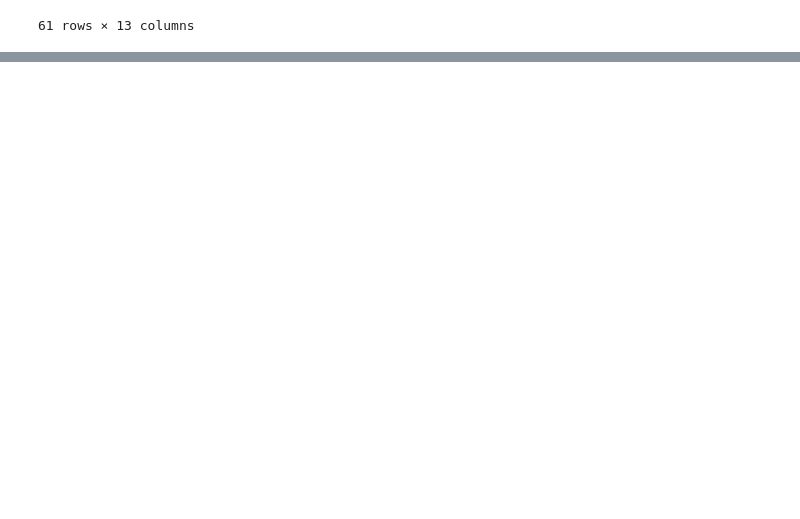
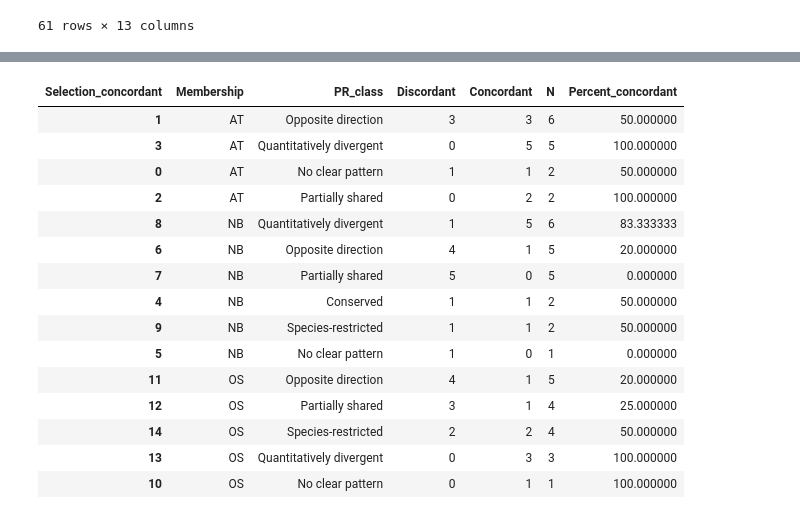
Before and after one commit to ih-11/regression, a Jupyter notebook: notebooks/notebook5.ipynb, the cells around one changed output, grey strips where cells are left out. Saved outputs shown, nothing was run; the diff lists cells and outputs as text; code cells hidden in the pictures; blank space fills up the shorter version.

```diff
--- a/notebooks/notebook5.ipynb
+++ b/notebooks/notebook5.ipynb
@@ -1729,0 +2116,55 @@ display(joint_feature_df)
+# %%
+# ============================================
+# 25. SSF concordance by PR-response class
+# ============================================
+
+concordance_class_df = (
+    ssf_df
+    .groupby(["Membership", "PR_class", "Selection_concordant"])
+    .size()
+    .unstack(fill_value=0)
+    .rename(columns={False: "Discordant", True: "Concordant"})
+)
+
+for col in ["Discordant", "Concordant"]:
+    if col not in concordance_class_df.columns:
+        concordance_class_df[col] = 0
+
+concordance_class_df["N"] = (
+    concordance_class_df["Concordant"]
+    + concordance_class_df["Discordant"]
+)
+
+concordance_class_df["Percent_concordant"] = (
+    100
+    * concordance_class_df["Concordant"]
+    / concordance_class_df["N"]
+)
+
+concordance_class_df = (
+    concordance_class_df
+    .reset_index()
+    .sort_values(
+        ["Membership", "N"],
+        ascending=[True, False],
+    )
+)
+
+display(concordance_class_df)
+# %% [output]
+| Selection_concordant | Membership | PR_class | Discordant | Concordant | N | Percent_concordant |
+| 1 | AT | Opposite direction | 3 | 3 | 6 | 50.000000 |
+| 3 | AT | Quantitatively divergent | 0 | 5 | 5 | 100.000000 |
+| 0 | AT | No clear pattern | 1 | 1 | 2 | 50.000000 |
+| 2 | AT | Partially shared | 0 | 2 | 2 | 100.000000 |
+| 8 | NB | Quantitatively divergent | 1 | 5 | 6 | 83.333333 |
+| 6 | NB | Opposite direction | 4 | 1 | 5 | 20.000000 |
+| 7 | NB | Partially shared | 5 | 0 | 5 | 0.000000 |
+| 4 | NB | Conserved | 1 | 1 | 2 | 50.000000 |
+| 9 | NB | Species-restricted | 1 | 1 | 2 | 50.000000 |
+| 5 | NB | No clear pattern | 1 | 0 | 1 | 0.000000 |
+| 11 | OS | Opposite direction | 4 | 1 | 5 | 20.000000 |
+| 12 | OS | Partially shared | 3 | 1 | 4 | 25.000000 |
+| 14 | OS | Species-restricted | 2 | 2 | 4 | 50.000000 |
+| 13 | OS | Quantitatively divergent | 0 | 3 | 3 | 100.000000 |
+| 10 | OS | No clear pattern | 0 | 1 | 1 | 100.000000 |
```
Also changed, not shown: parts of 8 cells of this notebook.
